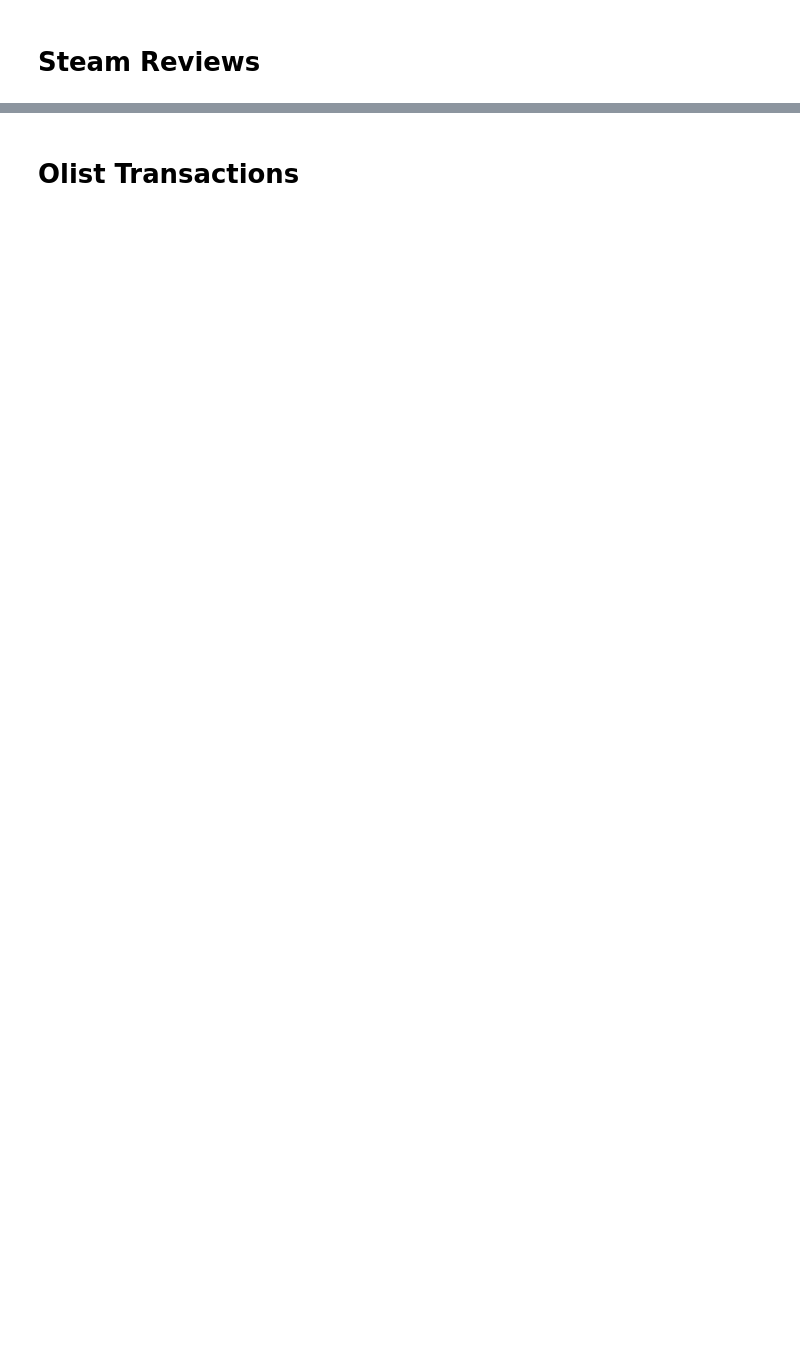
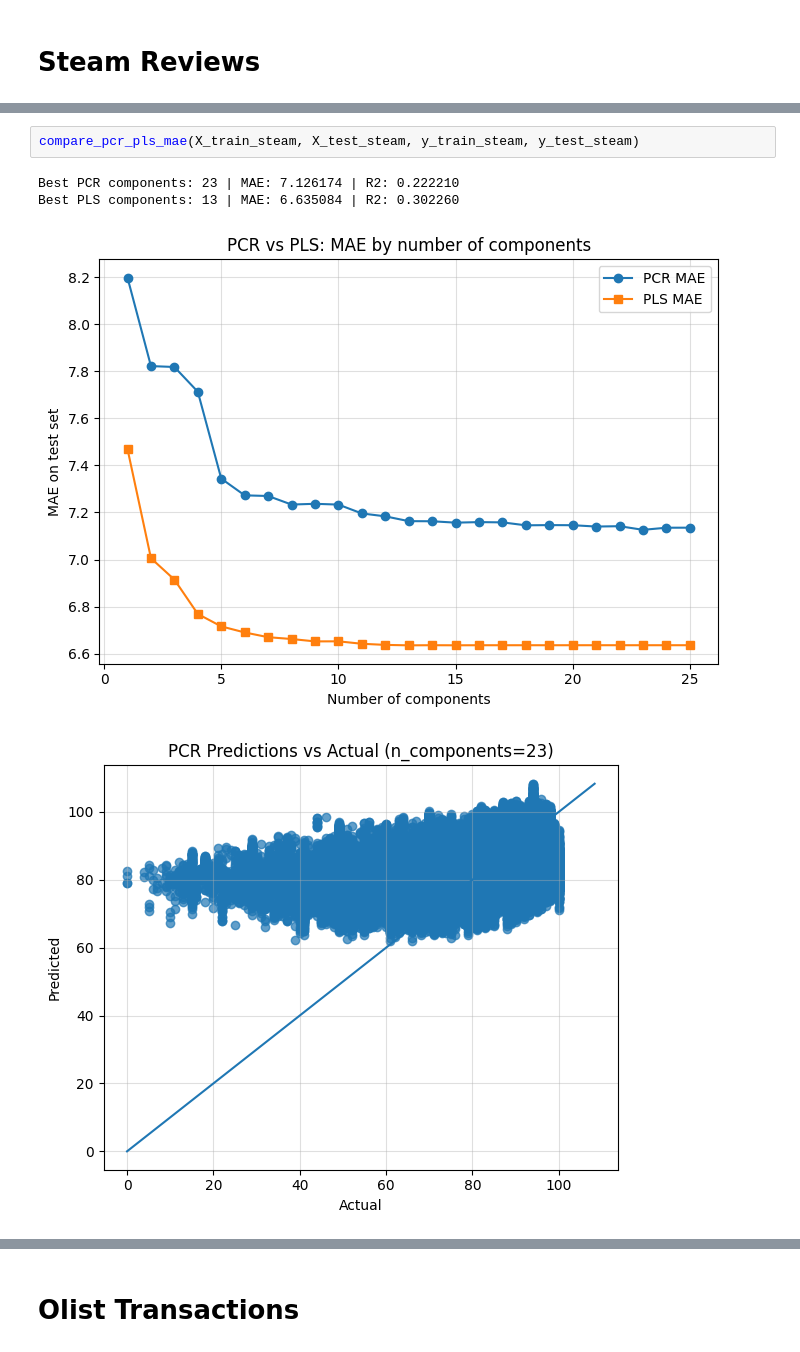
Before and after one commit to cdc18b/dx799capstoneO1, a Jupyter notebook: week3dx799.ipynb, the cells around one changed output, grey strips where cells are left out. Drawn from its saved outputs; the diff is of its cells as text; blank space fills up the shorter version.

```diff
--- a/week3dx799.ipynb
+++ b/week3dx799.ipynb
@@ -891,0 +1125,7 @@ Best PLS components: 12 with MAE: 6.521534
+# %%
+compare_pcr_pls_mae(X_train_steam, X_test_steam, y_train_steam, y_test_steam)
+# %% [output]
+Best PCR components: 23 | MAE: 7.126174 | R2: 0.222210
+Best PLS components: 13 | MAE: 6.635084 | R2: 0.302260
+[figure, added]
+[figure, added]
```
Also changed, not shown: parts of 33 cells of this notebook.
